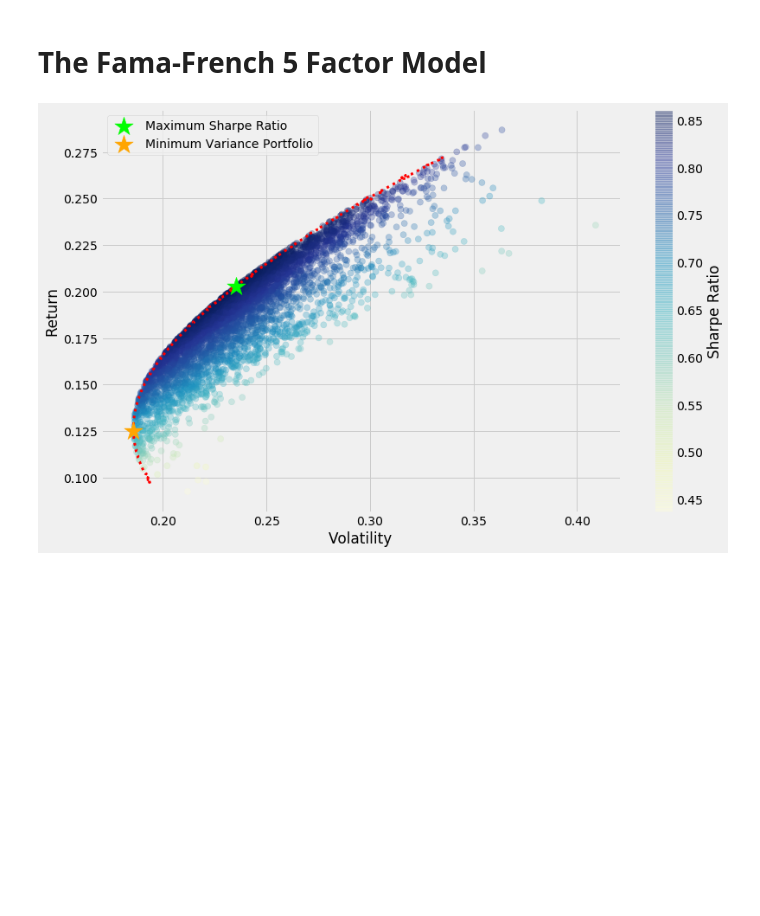
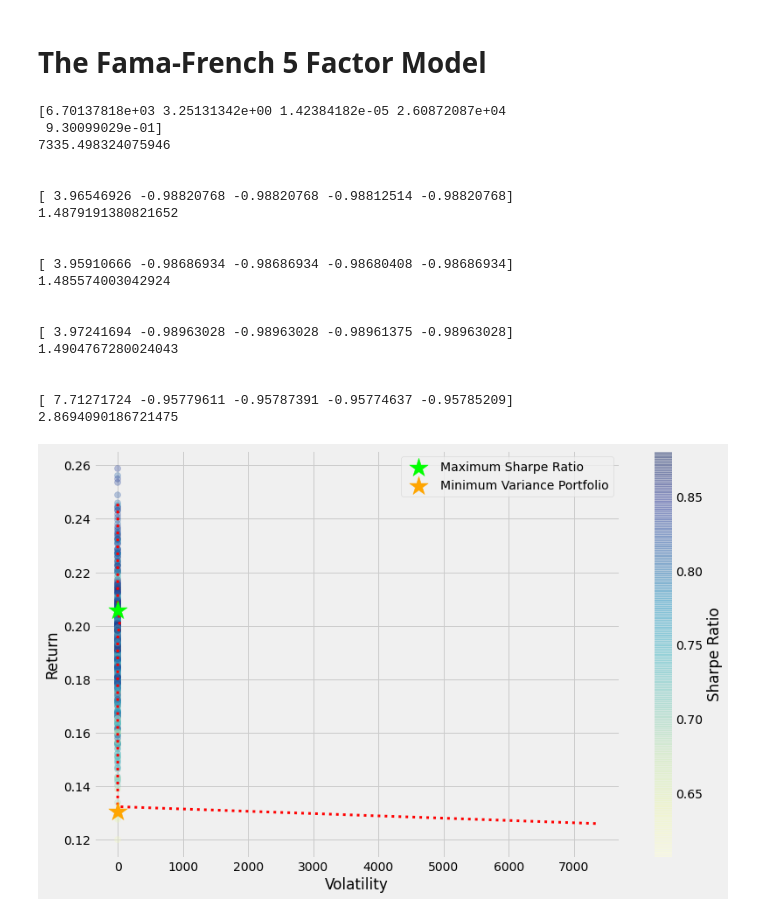
Before and after one commit to skk82/StockIndicatorAnalysis, a Jupyter notebook: analysis/FamaFrench5Factor.ipynb, the cells around one changed output. Cells and saved outputs as stored; diff of their text form; code cells hidden in the pictures; blank space fills up the shorter version.

```diff
--- a/analysis/FamaFrench5Factor.ipynb
+++ b/analysis/FamaFrench5Factor.ipynb
@@ -20,7 +20,7 @@ for file in os.listdir(TICKER_PATH):
     temp['ticker'] = file.split('_')[0]
     df_list.append(temp)
     i += 1
-    if i == 4:
+    if i == 5:
         break
 
 df = pd.concat(df_list)
@@ -29,6 +29,25 @@ from portfolio_functions.minimum_variance_portfolio import MinimumVariancePortfo
 # %%
 mvp = MinimumVariancePortfolio(df)
 # %%
-mvp.plot_minimum_variance_frontier(iters=5000, points=500)
+mvp.plot_minimum_variance_frontier(iters=500, points=20)
 # %% [output]
+[6.70137818e+03 3.25131342e+00 1.42384182e-05 2.60872087e+04
+ 9.30099029e-01]
+7335.498324075946
+
+
+[ 3.96546926 -0.98820768 -0.98820768 -0.98812514 -0.98820768]
+1.4879191380821652
+
+
+[ 3.95910666 -0.98686934 -0.98686934 -0.98680408 -0.98686934]
+1.485574003042924
+
+
+[ 3.97241694 -0.98963028 -0.98963028 -0.98961375 -0.98963028]
+1.4904767280024043
+
+
+[ 7.71271724 -0.95779611 -0.95787391 -0.95774637 -0.95785209]
+2.8694090186721475
-[figure, old version]
+[figure, new version]
```
Also changed, not shown: parts of 13 cells of this notebook, 1 other file.
